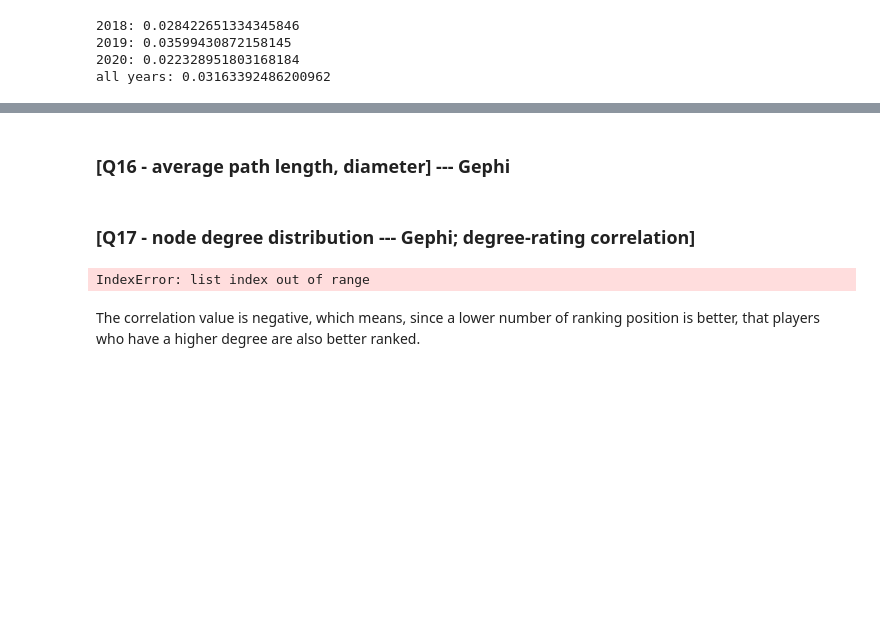
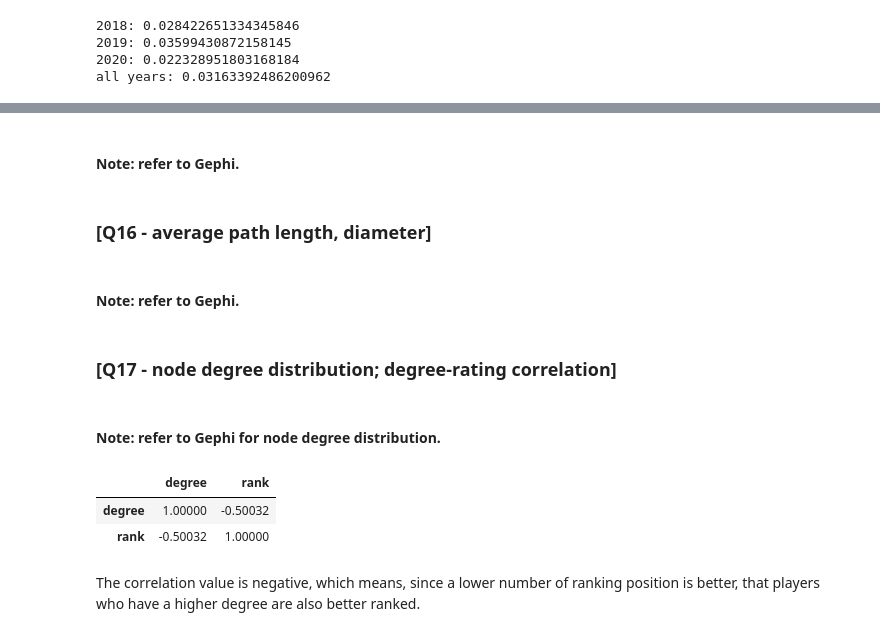
Before and after one commit to fishsalad183/ETF-ASM, a Jupyter notebook: ASM projekat - Vojislav Bogosavljevic.ipynb, the cells around one changed output, grey strips where cells are left out. Cells and saved outputs as stored; diff of their text form; code cells hidden in the pictures; blank space fills up the shorter version.

Commit message:
Bugfix; title and note fixes; report update

```diff
--- a/ASM projekat - Vojislav Bogosavljevic.ipynb
+++ b/ASM projekat - Vojislav Bogosavljevic.ipynb
@@ -1049,15 +1041,24 @@ all years: 0.03163392486200962
+# %% [markdown]
+#### Note: refer to Gephi.
 # %% [markdown]
-### [Q16 - average path length, diameter] --- Gephi
+### [Q16 - average path length, diameter]
+# %% [markdown]
+#### Note: refer to Gephi.
 # %% [markdown]
-### [Q17 - node degree distribution --- Gephi; degree-rating correlation]
+### [Q17 - node degree distribution; degree-rating correlation]
+# %% [markdown]
+#### Note: refer to Gephi for node degree distribution.
 # %%
 data = []
 for player_id in G_all:
-    data.append((player_id, df_players.loc[df_players['id'] == player_id].iloc[0, 1], G_all.degree(player_id), ranks[player_id]))
+    if rankings.loc[rankings['player'] == player_id].size != 0:
+        data.append((player_id, df_players.loc[df_players['id'] == player_id].iloc[0, 1], G_all.degree(player_id), rankings.loc[rankings['player'] == player_id].iloc[0, 1]))
 df = pd.DataFrame(data, columns=['player_id', 'full_name', 'degree', 'rank'])
 df[['degree', 'rank']].corr()
 # %% [output]
-IndexError: list index out of range
+|  | degree | rank |
+| degree | 1.00000 | -0.50032 |
+| rank | -0.50032 | 1.00000 |
 # %% [markdown]
 The correlation value is negative, which means, since a lower number of ranking position is better, that players who have a higher degree are also better ranked.
 # %% [markdown]
```
Also changed, not shown: parts of 30 cells of this notebook, 10 other files.
